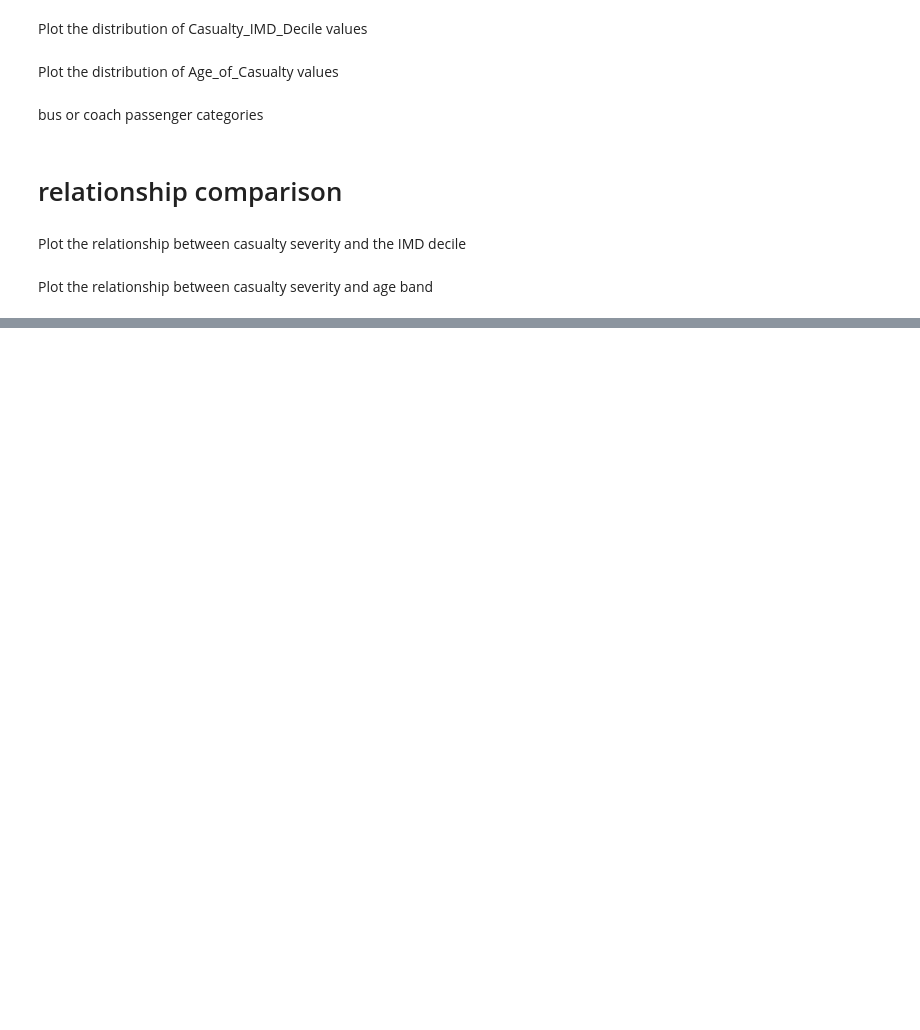
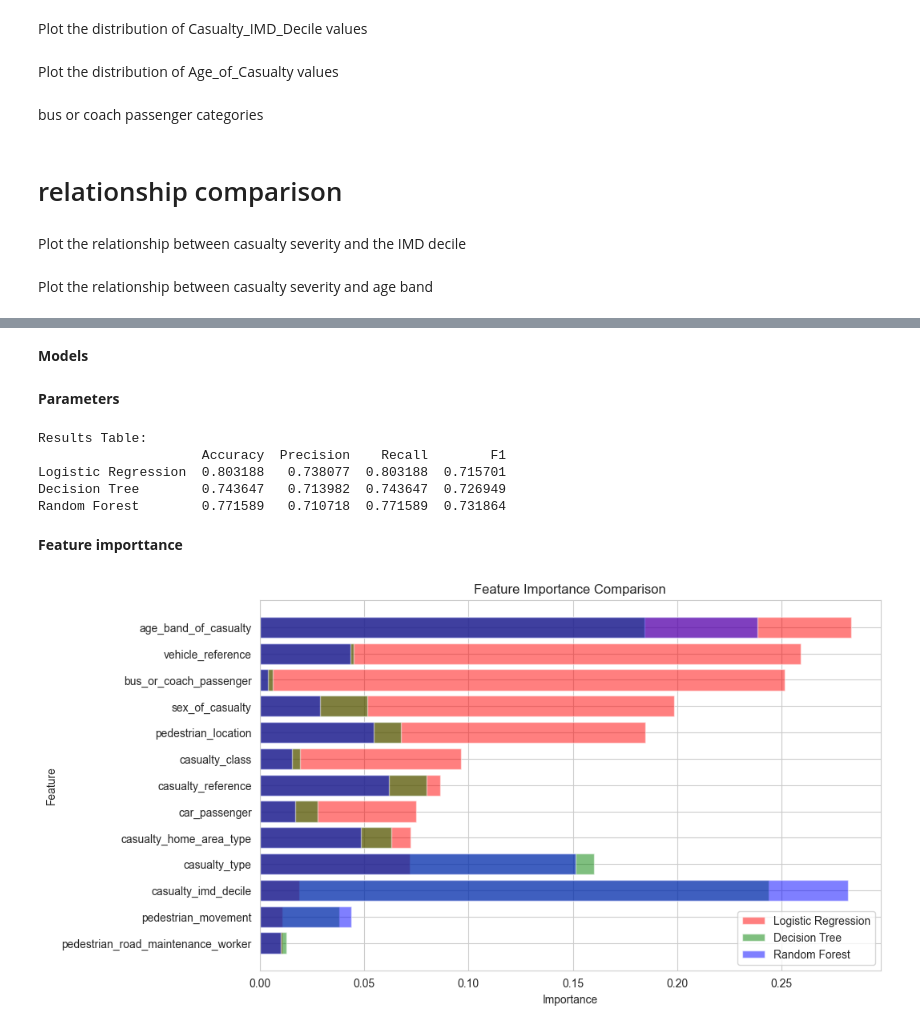
Before and after one commit to samahosseini/RoadAccidentsData2022, a Jupyter notebook: src/main.ipynb, the cells around one changed output, grey strips where cells are left out. Cells and saved outputs as stored; diff of their text form; code cells hidden in the pictures; blank space fills up the shorter version.

Commit message:
Data Modeling updated-Logistic Regression, Decision Tree Models added and Feature importance for all models

```diff
--- a/src/main.ipynb
+++ b/src/main.ipynb
@@ -455,2 +448,79 @@ Index(['age_band_of_casualty', 'pedestrian_location', 'pedestrian_movement',
+# %% [markdown]
+**Models**
+# %%
+# Instantiate models
+log_reg = LogisticRegression()
+decision_tree = DecisionTreeClassifier()
+random_forest = RandomForestClassifier()
+
+# Train models
+log_reg.fit(X_train, y_train)
+decision_tree.fit(X_train, y_train)
+random_forest.fit(X_train, y_train)
+
+# Predictions
+y_pred_log_reg = log_reg.predict(X_test)
+y_pred_decision_tree = decision_tree.predict(X_test)
+y_pred_random_forest = random_forest.predict(X_test)
+
+# Evaluate models
+models = {'Logistic Regression': y_pred_log_reg,
+          'Decision Tree': y_pred_decision_tree,
+          'Random Forest': y_pred_random_forest}
+# %% [markdown]
+**Parameters**
+# %%
+results = {}
+for model_name, y_pred in models.items():
+    accuracy = accuracy_score(y_test, y_pred)
+    precision = precision_score(y_test, y_pred, average='weighted')
+    recall = recall_score(y_test, y_pred, average='weighted')
+    f1 = f1_score(y_test, y_pred, average='weighted')
+
+    results[model_name] = {'Accuracy': accuracy,
+                           'Precision': precision,
+                           'Recall': recall,
+                           'F1': f1}
+
+# Create DataFrame for results
+results_df = pd.DataFrame(results).T
+
+print("Results Table:")
+print(results_df)
+# %% [output]
+Results Table:
+                     Accuracy  Precision    Recall        F1
+Logistic Regression  0.803188   0.738077  0.803188  0.715701
+Decision Tree        0.743647   0.713982  0.743647  0.726949
+Random Forest        0.771589   0.710718  0.771589  0.731864
+# %% [markdown]
+**Feature importtance**
+# %%
+fig, ax = plt.subplots(figsize=(10, 6))
+
+# Plot Logistic Regression feature importance
+coefficients = log_reg.coef_
+avg_importance_log_reg = pd.DataFrame({'Feature': X_df.columns, 'Importance': abs(coefficients[0])})
+avg_importance_log_reg = avg_importance_log_reg.sort_values('Importance', ascending=True)
+ax.barh(avg_importance_log_reg['Feature'], avg_importance_log_reg['Importance'], color='r', alpha=0.5, label='Logistic Regression')
+
+# Plot Decision Tree feature importance
+feature_importance_decision_tree = pd.DataFrame({'Feature': X_df.columns, 'Importance': decision_tree.feature_importances_})
+feature_importance_decision_tree = feature_importance_decision_tree.sort_values('Importance', ascending=True)
+ax.barh(feature_importance_decision_tree['Feature'], feature_importance_decision_tree['Importance'], color='g', alpha=0.5, label='Decision Tree')
+
+# Plot Random Forest feature importance
+feature_importance_random_forest = pd.DataFrame({'Feature': X_df.columns, 'Importance': random_forest.feature_importances_})
+feature_importance_random_forest = feature_importance_random_forest.sort_values('Importance', ascending=True)
+ax.barh(feature_importance_random_forest['Feature'], feature_importance_random_forest['Importance'], color='b', alpha=0.5, label='Random Forest')
+
+# Customize plot
+ax.set_xlabel('Importance')
+ax.set_ylabel('Feature')
+ax.set_title('Feature Importance Comparison')
+ax.legend()
+plt.show()
+# %% [output]
+[figure, added]
 # %%
 df.to_csv('cleaned_data.csv')
```
Also changed, not shown: parts of 21 cells of this notebook.
